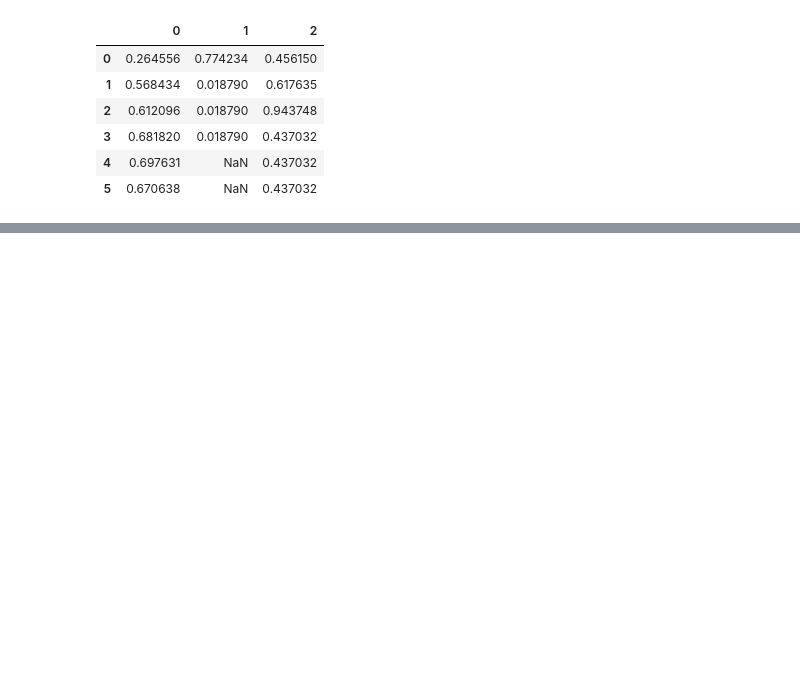
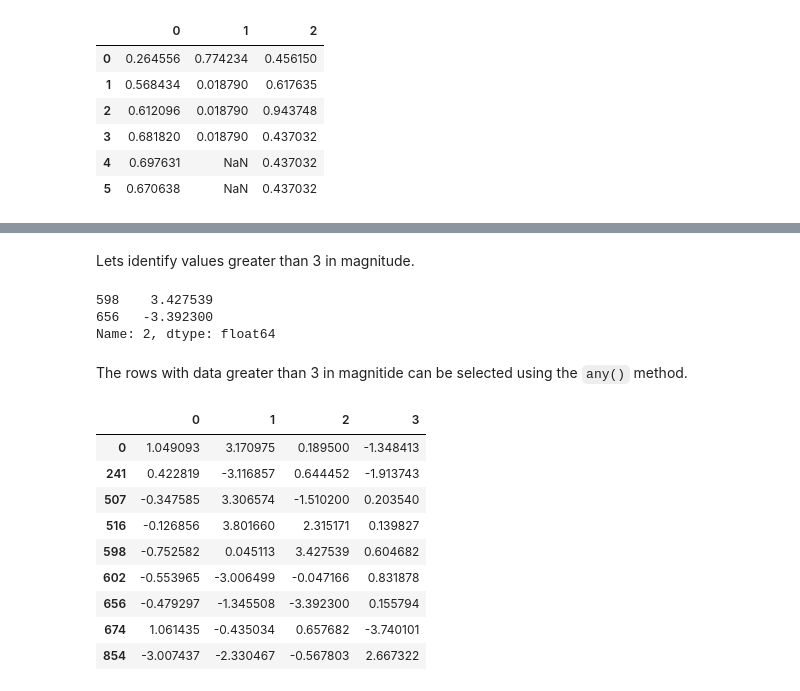
Before and after one commit to jhrcook/100DaysOfPython, a Jupyter notebook: PythonForDataAnalysis/pfda_ch7.ipynb, the cells around one changed output, grey strips where cells are left out. Drawn from its saved outputs; the diff is of its cells as text; code cells hidden in the pictures; blank space fills up the shorter version.

```diff
--- a/PythonForDataAnalysis/pfda_ch7.ipynb
+++ b/PythonForDataAnalysis/pfda_ch7.ipynb
@@ -211,0 +530,3 @@ df.fillna(method='ffill', limit=2)
+# %%
+data = pd.DataFrame(np.random.randn(1000, 4))
+data.describe()
@@ -211,0 +543,24 @@ df.fillna(method='ffill', limit=2)
+# %% [markdown]
+Lets identify values greater than 3 in magnitude.
+# %%
+col = data[2]
+col[np.abs(col) > 3]
+# %% [output]
+598    3.427539
+656   -3.392300
+Name: 2, dtype: float64
+# %% [markdown]
+The rows with data greater than 3 in magnitide can be selected using the `any()` method.
+# %%
+data[(np.abs(data) > 3).any(1)]
+# %% [output]
+|  | 0 | 1 | 2 | 3 |
+| 0 | 1.049093 | 3.170975 | 0.189500 | -1.348413 |
+| 241 | 0.422819 | -3.116857 | 0.644452 | -1.913743 |
+| 507 | -0.347585 | 3.306574 | -1.510200 | 0.203540 |
+| 516 | -0.126856 | 3.801660 | 2.315171 | 0.139827 |
+| 598 | -0.752582 | 0.045113 | 3.427539 | 0.604682 |
+| 602 | -0.553965 | -3.006499 | -0.047166 | 0.831878 |
+| 656 | -0.479297 | -1.345508 | -3.392300 | 0.155794 |
+| 674 | 1.061435 | -0.435034 | 0.657682 | -3.740101 |
+| 854 | -3.007437 | -2.330467 | -0.567803 | 2.667322 |
```
Also changed, not shown: parts of 70 cells of this notebook, 2 other files.
